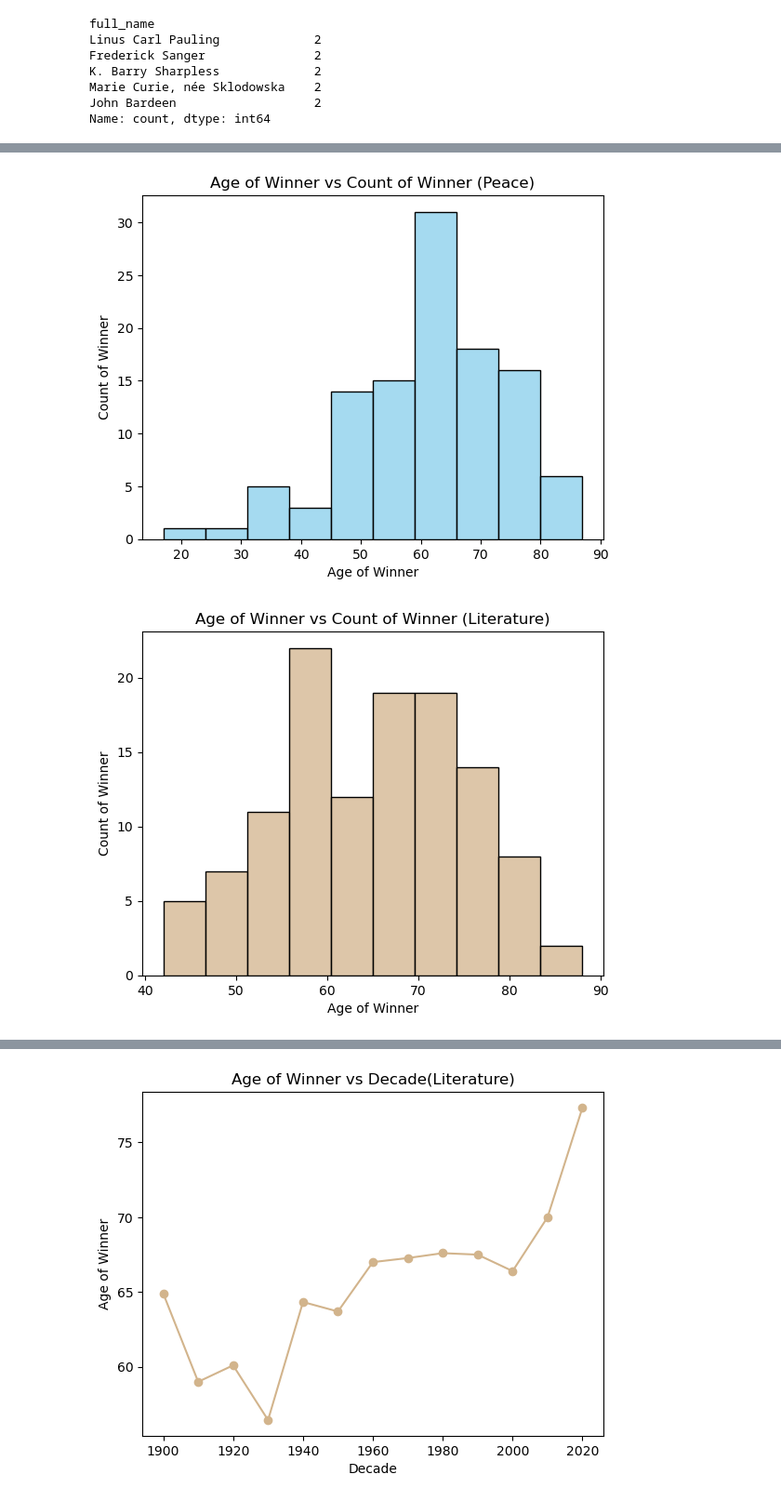
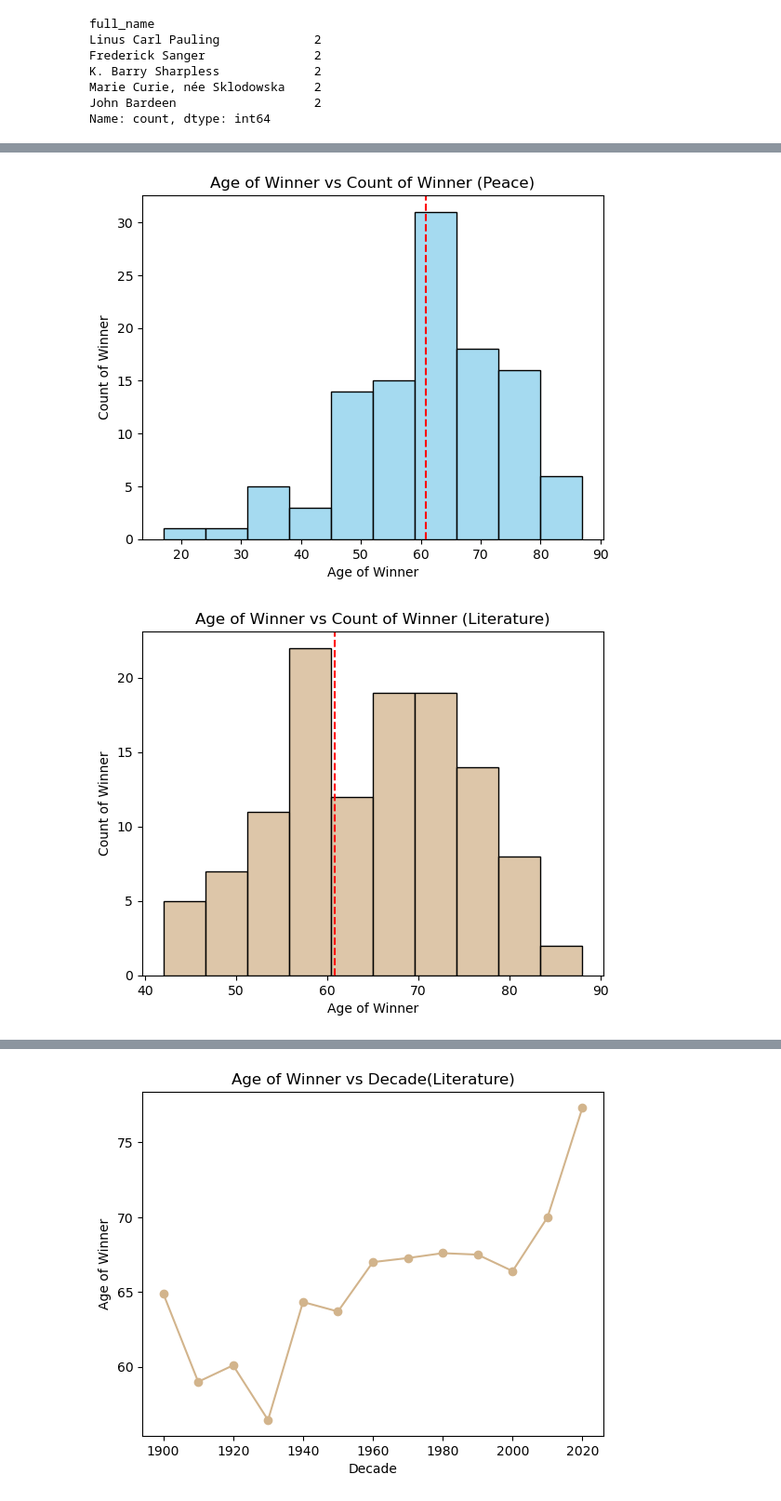
Before and after one commit to elaine-tao/COMM-337-Group-Project-1, a Jupyter notebook: Group Project 1.ipynb, the cells around one changed output, grey strips where cells are left out. Shown at 93% size. Cells and saved outputs as stored; diff of their text form; code cells hidden in the pictures.

```diff
--- a/Group Project 1.ipynb
+++ b/Group Project 1.ipynb
@@ -314,21 +338,23 @@ plt.show()
 # %%
 peace = nobelindividual[nobelindividual['category']=='Peace']
 sns.histplot(peace['ageWin'],bins=10,edgecolor="black", color = "skyblue")
+plt.axvline(peace['ageWin'].mean(), color = "red", linestyle = "--")
 plt.xlabel("Age of Winner")
 plt.ylabel("Count of Winner")
 plt.title("Age of Winner vs Count of Winner (Peace)")
 plt.show()
 # %% [output]
-[figure, old version]
+[figure, new version]
 # %%
 lit=nobelindividual[nobelindividual['category']=='Literature']
 sns.histplot(lit['ageWin'],bins=10,edgecolor="black", color = "tan")
+plt.axvline(peace['ageWin'].mean(), color = "red", linestyle = "--")
 plt.xlabel("Age of Winner")
 plt.ylabel("Count of Winner")
 plt.title("Age of Winner vs Count of Winner (Literature)")
 plt.show()
 # %% [output]
-[figure, old version]
+[figure, new version]
 # %%
 med=nobelindividual[nobelindividual['category']=='Physiology or Medicine']
 sns.histplot(med['ageWin'], bins=10, edgecolor="black", color = "lightcoral")
```
Also changed, not shown: parts of 22 cells of this notebook.
